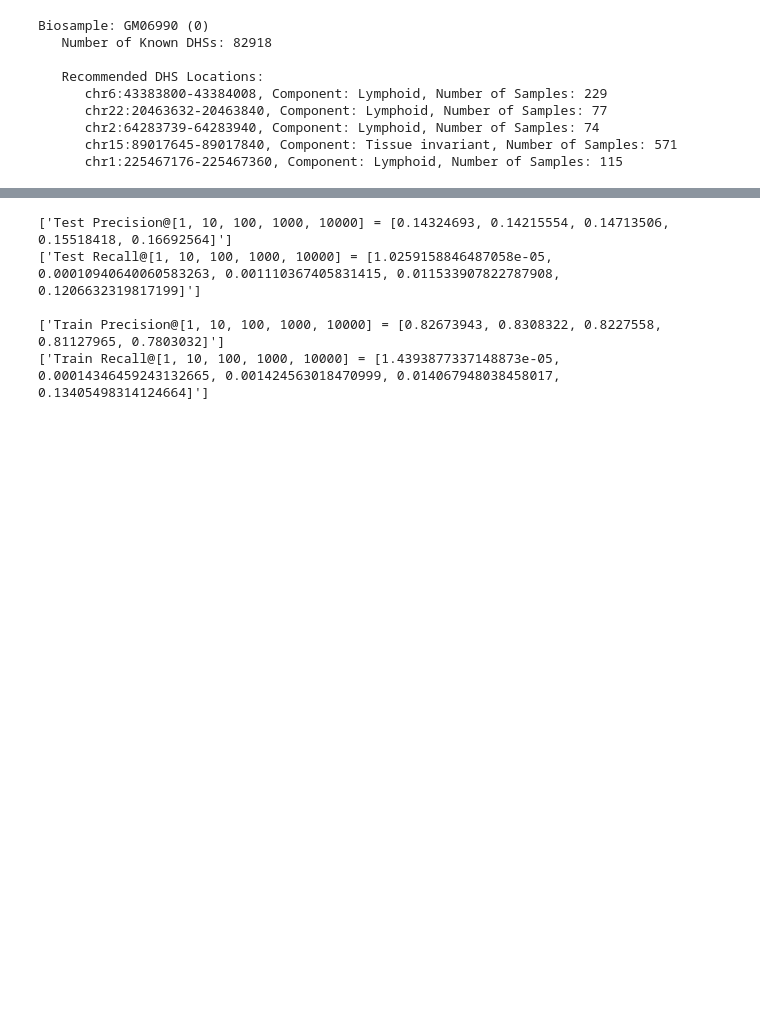
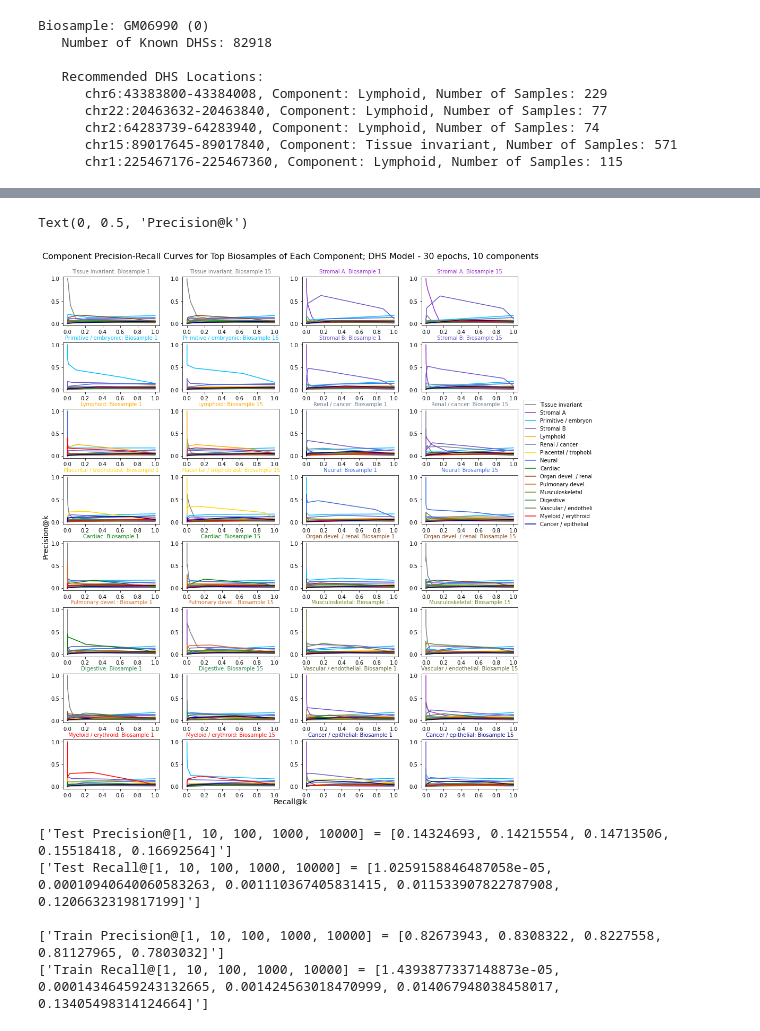
Before and after one commit to meuleman/gilbertAPI, a Jupyter notebook: recommendersystems/lightfm/DHS/LightFM_DHS_CT20210922.ipynb, the cells around one changed output, grey strips where cells are left out. Saved outputs shown, nothing was run; the diff lists cells and outputs as text; code cells hidden in the pictures; blank space fills up the shorter version.

```diff
--- a/recommendersystems/lightfm/DHS/LightFM_DHS_CT20210922.ipynb
+++ b/recommendersystems/lightfm/DHS/LightFM_DHS_CT20210922.ipynb
@@ -57,0 +93,20 @@ Text(0.5, 1.0, 'Lympoid Component PR Curve for DHS LightFM model (30 epochs, 10
+# %%
+top_biosample_precision = []
+top_biosample_recall = []
+for sample in biosamples:
+    l = []
+    l.append(sample)
+    rec_info = sample_recommendation(DHS_model30, DHS_data30, l, print_num=0)
+    all_comps_precision = []
+    all_comps_recall = []
+    for comp in comps:
+        comp_precision = []
+        comp_recall = []
+        for k in [1, 10, 100, 1000, 10000, 100000, 1000000, len(rec_info[0][0])]:
+            p, r = component_precision(rec_info[0], comp, k)
+            comp_precision.append(p)
+            comp_recall.append(r)
+        all_comps_precision.append(comp_precision)
+        all_comps_recall.append(comp_recall)
+    top_biosample_precision.append(all_comps_precision)
+    top_biosample_recall.append(all_comps_recall)
@@ -58,3 +150,30 @@ Text(0.5, 1.0, 'Lympoid Component PR Curve for DHS LightFM model (30 epochs, 10
+# %%
+fig, axes = plt.subplots(nrows=8, ncols=4, figsize=(14,14))
+fig.tight_layout()
+
+for ax, ind in zip(fig.axes, range(32)):
+    for i in range(len(comps)):
+        ax.plot(top_biosample_recall[ind][i], top_biosample_precision[ind][i], color=color[i])
+    if ind % 2 == 0:
+        biosample_rank = '1'
+    else:
+        biosample_rank = '15'
+    component = comps[ind // 2]
+    ax.set_title(component + ': Biosample ' + biosample_rank, fontsize=10, color=color[ind//2])
+
+
+fig.subplots_adjust(right=0.89)
+# lines, labels = fig.axes[-1].get_legend_handles_labels()
+fig.legend(comps, loc = (0.875, 0.5))
+# print(lines)
+fig.suptitle('Component Precision-Recall Curves for Top Biosamples of Each Component; DHS Model - 30 epochs, 10 components', fontsize=16, x=0.465, y=1.03)
+# fig.xlabel('Recall@k')
+# fig.ylabel('Precision@k')
+fig.text(0.465, 0, 'Recall@k', ha='center', fontsize=14)
+fig.text(0, 0.5, 'Precision@k', va='center', rotation='vertical', fontsize=14)
+# %% [output]
+Text(0, 0.5, 'Precision@k')
+[figure, added]
 # %%
 #Precision and Recall @ k scores for DHS_data30.pickle and DHS_model30.pickle
 with open('test_precision.txt') as f:
```
Also changed, not shown: parts of 46 cells of this notebook.
